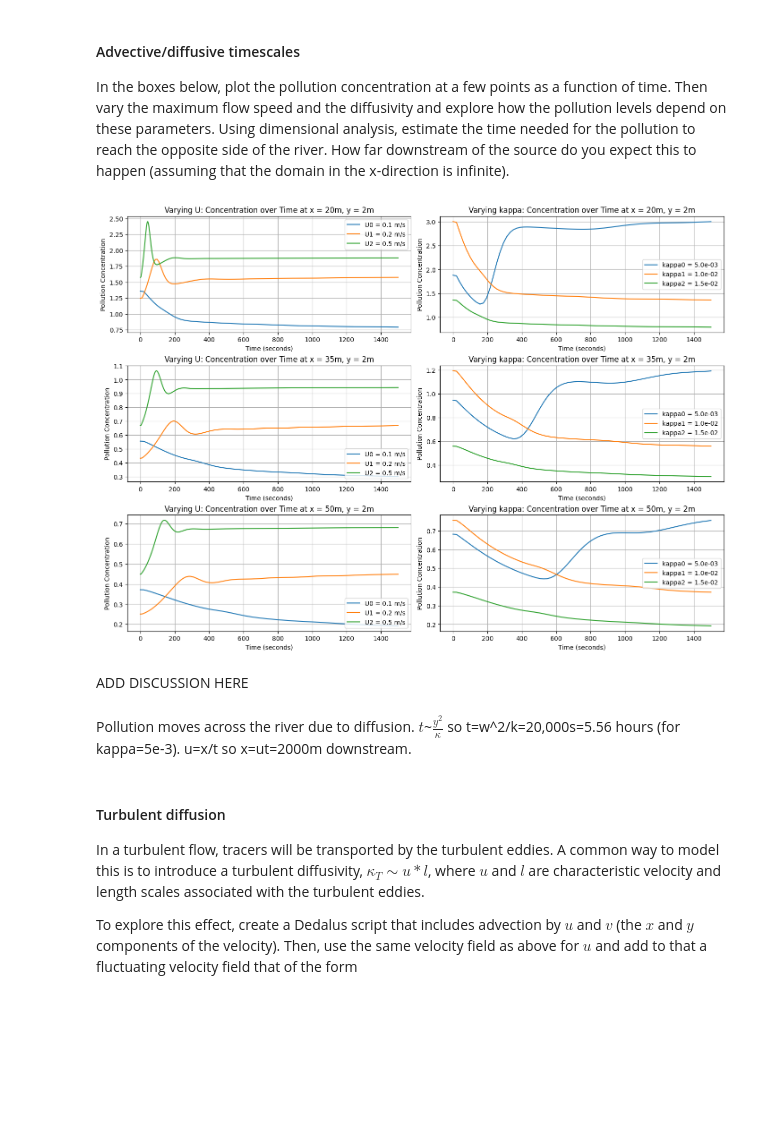
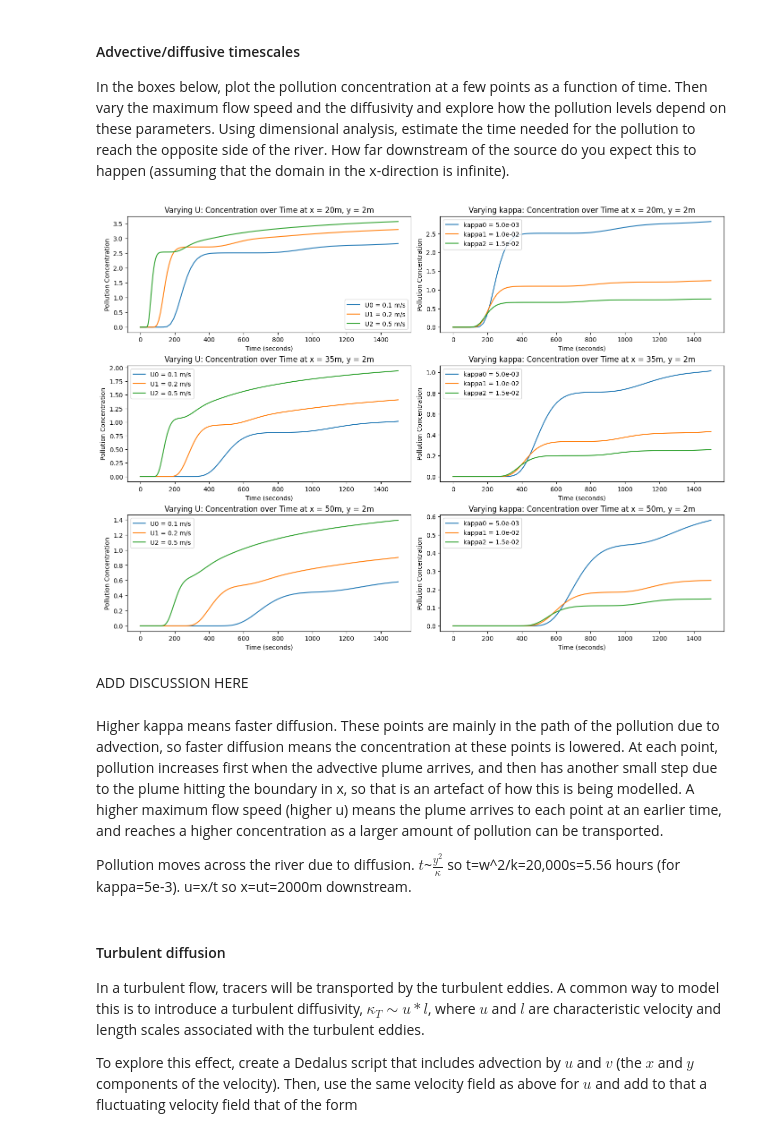
Before and after one commit to gracetuma/QCES, a Jupyter notebook: Project2_transport.ipynb, the cells around one changed output. Drawn from its saved outputs; the diff is of its cells as text; code cells hidden in the pictures; blank space fills up the shorter version.

```diff
--- a/Project2_transport.ipynb
+++ b/Project2_transport.ipynb
@@ -598,16 +598,17 @@ ybasis = dedalus.ChebyshevT(coords['y'], size=Ny, bounds=(0, w), dealias=3/2)
 x, y = dist.local_grids(xbasis, ybasis)
 ex, ey = coords.unit_vector_fields(dist) # x and y unit vectors
 
-# Fields
-c = dist.Field(name='c', bases=(xbasis,ybasis))
-u = dist.Field(name='u', bases=(xbasis,ybasis))
-tau_1 = dist.Field(name='tau_1', bases=xbasis)
-tau_2 = dist.Field(name='tau_2', bases=xbasis)
 
 c_arrays=[]
 c_arrays_kappa=[]
 for U in [U0,U1,U2]:
   timestep = (L/Nx)/U # timestep in seconds, calculated from the CFL number
+
+  # Fields
+  c = dist.Field(name='c', bases=(xbasis,ybasis))
+  u = dist.Field(name='u', bases=(xbasis,ybasis))
+  tau_1 = dist.Field(name='tau_1', bases=xbasis)
+  tau_2 = dist.Field(name='tau_2', bases=xbasis)
 
   # Specify the velocity field
   u['g'] = U * (1- (y - w/2)**2.0/(w/2)**2.0) # parabolic velocity profile
@@ -633,6 +634,8 @@ for U in [U0,U1,U2]:
 
   # Create an array to periodically save the concentration field for plotting later
   c.change_scales(1)
+  c['g']=0
+  print(np.abs(c['g']).max())
   c_save = [np.copy(c['g'])];
 
   t_save = [solver.sim_time]; # Save the initial condition and the initial time
@@ -660,6 +663,12 @@ U=U0
 for kappa in [kappa0,kappa1,kappa2]:
   timestep = (L/Nx)/U # timestep in seconds, calculated from the CFL number
 
+  # Fields
+  c = dist.Field(name='c', bases=(xbasis,ybasis))
+  u = dist.Field(name='u', bases=(xbasis,ybasis))
+  tau_1 = dist.Field(name='tau_1', bases=xbasis)
+  tau_2 = dist.Field(name='tau_2', bases=xbasis)
+
   # Specify the velocity field
   u['g'] = U * (1- (y - w/2)**2.0/(w/2)**2.0) # parabolic velocity profile
 
@@ -684,6 +693,7 @@ for kappa in [kappa0,kappa1,kappa2]:
 
   # Create an array to periodically save the concentration field for plotting later
   c.change_scales(1)
+  c['g']=0
   c_save = [np.copy(c['g'])];
 
   t_save = [solver.sim_time]; # Save the initial condition and the initial time
@@ -774,14 +788,12 @@ INFO:matplotlib.animation:MovieWriter._run: running command: ffmpeg -f rawvideo
 #### Advective/diffusive timescales
 In the boxes below, plot the pollution concentration at a few points as a function of time. Then vary the maximum flow speed and the diffusivity and explore how the pollution levels depend on these parameters. Using dimensional analysis, estimate the time needed for the pollution to reach the opposite side of the river. How far downstream of the source do you expect this to happen (assuming that the domain in the x-direction is infinite).
 # %%
-# Plot the pollution concentration at physical locations x=20m, x=35m, x=50m (y=2m) as a function of time
 plt.figure(figsize=(14, 10), layout="constrained")
 
-# Calculate indices correctly by dividing physical positions by grid spacing (L/Nx and w/Ny)
 dx = L / Nx
 dy = w / Ny
 
-# x indices corresponding to 20m, 35m, and 50m (capped to Nx-1 to avoid IndexError)
+# x indices corresponding to 20m, 35m, and 50m
 idx_x20 = min(int(20 / dx), Nx - 1)
 idx_x35 = min(int(35 / dx), Nx - 1)
 idx_x50 = min(int(50 / dx), Nx - 1)
@@ -798,7 +810,7 @@ t_save0 = np.minimum(t_save0, stop_sim_time)
 t_save1 = np.minimum(t_save1, stop_sim_time)
 t_save2 = np.minimum(t_save2, stop_sim_time)
 
-# Extract arrays for different kappa (all ran with U = U0, so they share t_save0)
+# arrays for different kappa
 c_save_k0 = c_arrays_kappa[0]
 c_save_k1 = c_arrays_kappa[1]
 c_save_k2 = c_arrays_kappa[2]
@@ -811,7 +823,6 @@ plt.plot(t_save2, c_save2[:, idx_x20, idx_y2], label=f'U2 = {U2} m/s')
 plt.xlabel('Time (seconds)')
 plt.ylabel('Pollution Concentration')
 plt.title('Varying U: Concentration over Time at x = 20m, y = 2m')
-plt.grid(True)
 plt.legend()
 
 plt.subplot(3, 2, 3)
@@ -821,7 +832,6 @@ plt.plot(t_save2, c_save2[:, idx_x35, idx_y2], label=f'U2 = {U2} m/s')
 plt.xlabel('Time (seconds)')
 plt.ylabel('Pollution Concentration')
 plt.title('Varying U: Concentration over Time at x = 35m, y = 2m')
-plt.grid(True)
 plt.legend()
 
 plt.subplot(3, 2, 5)
@@ -831,47 +841,45 @@ plt.plot(t_save2, c_save2[:, idx_x50, idx_y2], label=f'U2 = {U2} m/s')
 plt.xlabel('Time (seconds)')
 plt.ylabel('Pollution Concentration')
 plt.title('Varying U: Concentration over Time at x = 50m, y = 2m')
-plt.grid(True)
 plt.legend()
 
 # --- Right Column: Variations in Diffusivity kappa (at U = U0) ---
 plt.subplot(3, 2, 2)
 plt.plot(t_save0, c_save_k0[:, idx_x20, idx_y2], label=f'kappa0 = {kappa0:.1e}')
 plt.plot(t_save0, c_save_k1[:, idx_x20, idx_y2], label=f'kappa1 = {kappa1:.1e}')
 plt.plot(t_save0, c_save_k2[:, idx_x20, idx_y2], label=f'kappa2 = {kappa2:.1e}')
 plt.xlabel('Time (seconds)')
 plt.ylabel('Pollution Concentration')
 plt.title('Varying kappa: Concentration over Time at x = 20m, y = 2m')
-plt.grid(True)
 plt.legend()
 
 plt.subplot(3, 2, 4)
 plt.plot(t_save0, c_save_k0[:, idx_x35, idx_y2], label=f'kappa0 = {kappa0:.1e}')
 plt.plot(t_save0, c_save_k1[:, idx_x35, idx_y2], label=f'kappa1 = {kappa1:.1e}')
 plt.plot(t_save0, c_save_k2[:, idx_x35, idx_y2], label=f'kappa2 = {kappa2:.1e}')
 plt.xlabel('Time (seconds)')
 plt.ylabel('Pollution Concentration')
 plt.title('Varying kappa: Concentration over Time at x = 35m, y = 2m')
-plt.grid(True)
 plt.legend()
 
 plt.subplot(3, 2, 6)
 plt.plot(t_save0, c_save_k0[:, idx_x50, idx_y2], label=f'kappa0 = {kappa0:.1e}')
 plt.plot(t_save0, c_save_k1[:, idx_x50, idx_y2], label=f'kappa1 = {kappa1:.1e}')
 plt.plot(t_save0, c_save_k2[:, idx_x50, idx_y2], label=f'kappa2 = {kappa2:.1e}')
 plt.xlabel('Time (seconds)')
 plt.ylabel('Pollution Concentration')
 plt.title('Varying kappa: Concentration over Time at x = 50m, y = 2m')
-plt.grid(True)
 plt.legend()
 
 plt.show()
 # %% [output]
-[figure, old version]
+[figure, new version]
 # %% [markdown]
 ADD DISCUSSION HERE
-# %% [markdown]
-Pollution moves across the river due to diffusion. $t$~$\frac{y^2}{\kappa}$ so t=w^2/k=20,000s=5.56 hours (for kappa=5e-3). u=x/t so x=ut=2000m downstream.
+# %% [markdown]
+Higher kappa means faster diffusion. These points are mainly in the path of the pollution due to advection, so faster diffusion means the concentration at these points is lowered. At each point, pollution increases first when the advective plume arrives, and then has another small step due to the plume hitting the boundary in x, so that is an artefact of how this is being modelled. A higher maximum flow speed (higher u) means the plume arrives to each point at an earlier time, and reaches a higher concentration as a larger amount of pollution can be transported.
+
+Pollution moves across the river due to diffusion. $t$~$\frac{y^2}{\kappa}$ so t=w^2/k=20,000s=5.56 hours (for kappa=5e-3). u=x/t so x=ut=2000m downstream.
 # %% [markdown]
 #### Turbulent diffusion
 In a turbulent flow, tracers will be transported by the turbulent eddies. A common way to model this is to introduce a turbulent diffusivity, $\kappa_T\sim u*l$, where $u$ and $l$ are characteristic velocity and length scales associated with the turbulent eddies.
```
Also changed, not shown: parts of 2 cells of this notebook.
